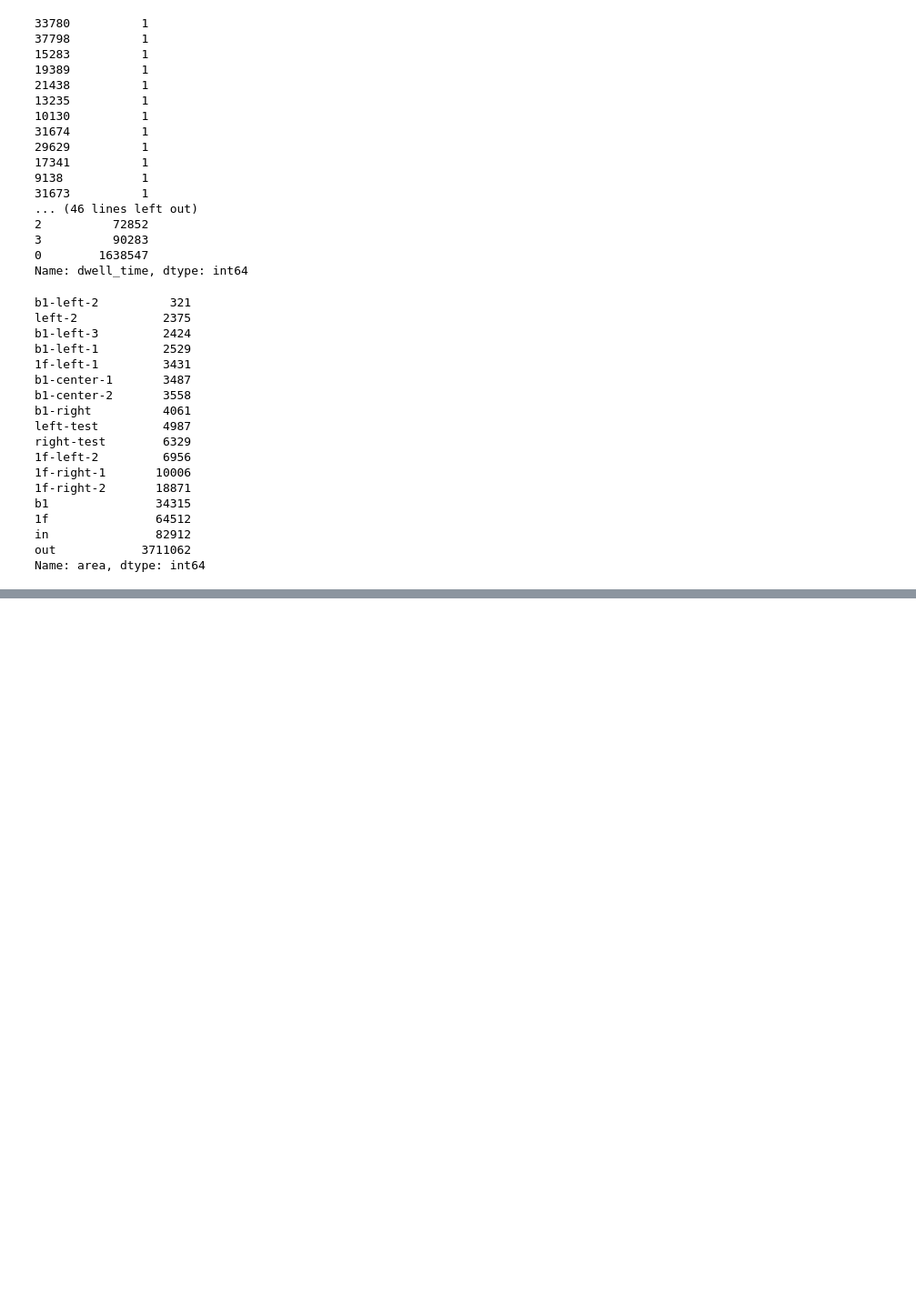
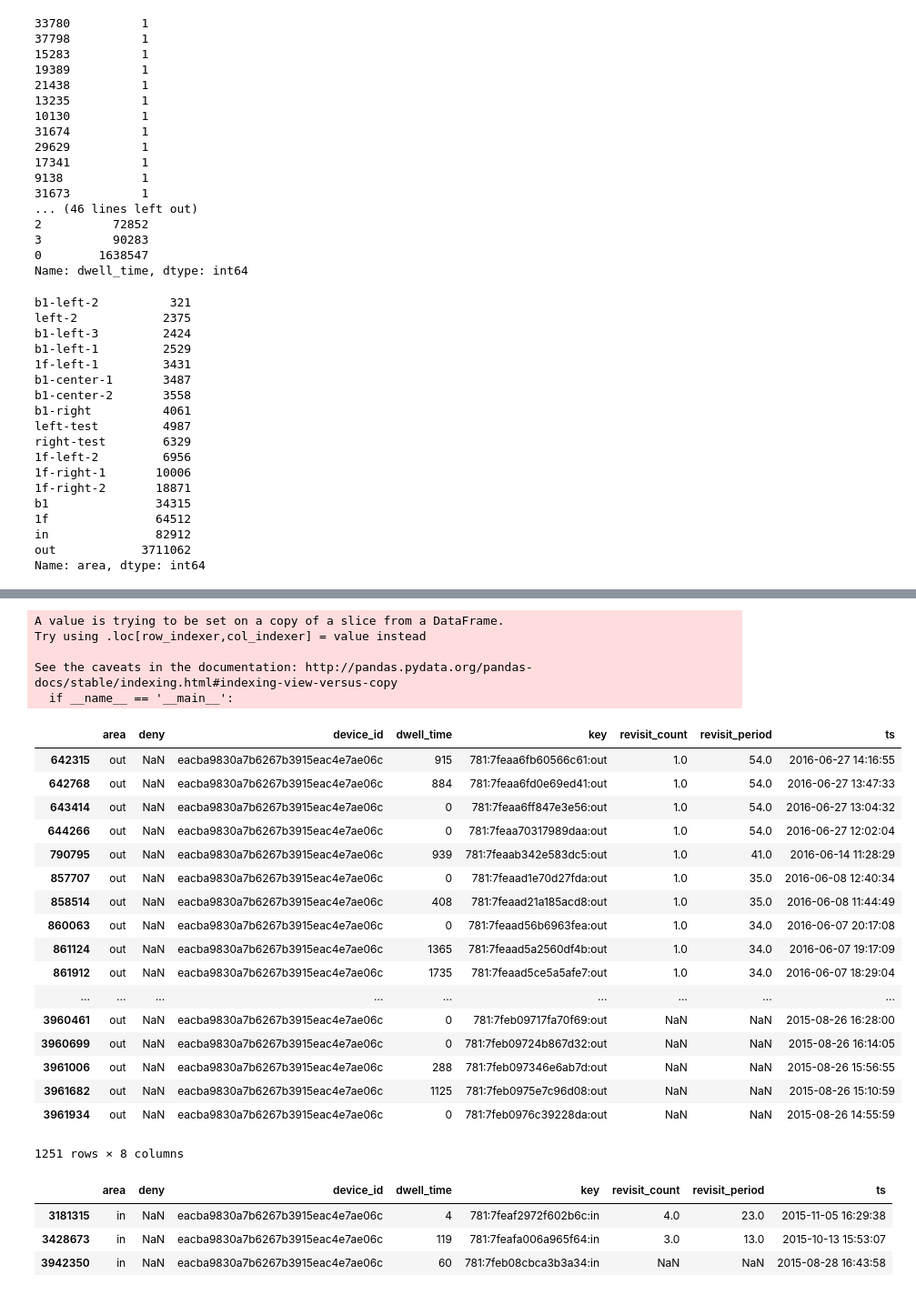
Before and after one commit to Yoo-Ju/MSRA_proposal_wifi_log, a Jupyter notebook: notebook/basic_analysis.ipynb, the cells around one changed output, grey strips where cells are left out. Shown at 91% size. Saved outputs shown, nothing was run; the diff lists cells and outputs as text; code cells hidden in the pictures; blank space fills up the shorter version.

```diff
--- a/notebook/basic_analysis.ipynb
+++ b/notebook/basic_analysis.ipynb
@@ -126,0 +293,29 @@ Name: area, dtype: int64
+# %%
+df_eacb = df_f.loc[(df_f['device_id'] == 'eacba9830a7b6267b3915eac4e7ae06c')]
+# %%
+df_eacb['ts'] = df_eacb['ts'].apply(lambda x: datetime.datetime.fromtimestamp(int(x/1000)).strftime('%Y-%m-%d %H:%M:%S'))
+df_eacb
+# %% [output]
+A value is trying to be set on a copy of a slice from a DataFrame.
+Try using .loc[row_indexer,col_indexer] = value instead
+
+See the caveats in the documentation: http://pandas.pydata.org/pandas-docs/stable/indexing.html#indexing-view-versus-copy
+  if __name__ == '__main__':
+|  | area | deny | device_id | dwell_time | key | revisit_count | revisit_period | ts |
+| 642315 | out | NaN | eacba9830a7b6267b3915eac4e7ae06c | 915 | 781:7feaa6fb60566c61:out | 1.0 | 54.0 | 2016-06-27 14:16:55 |
+| 642768 | out | NaN | eacba9830a7b6267b3915eac4e7ae06c | 884 | 781:7feaa6fd0e69ed41:out | 1.0 | 54.0 | 2016-06-27 13:47:33 |
+| 643414 | out | NaN | eacba9830a7b6267b3915eac4e7ae06c | 0 | 781:7feaa6ff847e3e56:out | 1.0 | 54.0 | 2016-06-27 13:04:32 |
+| 644266 | out | NaN | eacba9830a7b6267b3915eac4e7ae06c | 0 | 781:7feaa70317989daa:out | 1.0 | 54.0 | 2016-06-27 12:02:04 |
+| 790795 | out | NaN | eacba9830a7b6267b3915eac4e7ae06c | 939 | 781:7feaab342e583dc5:out | 1.0 | 41.0 | 2016-06-14 11:28:29 |
+| 857707 | out | NaN | eacba9830a7b6267b3915eac4e7ae06c | 0 | 781:7feaad1e70d27fda:out | 1.0 | 35.0 | 2016-06-08 12:40:34 |
+| 858514 | out | NaN | eacba9830a7b6267b3915eac4e7ae06c | 408 | 781:7feaad21a185acd8:out | 1.0 | 35.0 | 2016-06-08 11:44:49 |
+| 860063 | out | NaN | eacba9830a7b6267b3915eac4e7ae06c | 0 | 781:7feaad56b6963fea:out | 1.0 | 34.0 | 2016-06-07 20:17:08 |
+| 861124 | out | NaN | eacba9830a7b6267b3915eac4e7ae06c | 1365 | 781:7feaad5a2560df4b:out | 1.0 | 34.0 | 2016-06-07 19:17:09 |
+| 861912 | out | NaN | eacba9830a7b6267b3915eac4e7ae06c | 1735 | 781:7feaad5ce5a5afe7:out | 1.0 | 34.0 | 2016-06-07 18:29:04 |
+| ... | ... | ... | ... | ... | ... | ... | ... | ... |
+| 3960461 | out | NaN | eacba9830a7b6267b3915eac4e7ae06c | 0 | 781:7feb09717fa70f69:out | NaN | NaN | 2015-08-26 16:28:00 |
+| 3960699 | out | NaN | eacba9830a7b6267b3915eac4e7ae06c | 0 | 781:7feb09724b867d32:out | NaN | NaN | 2015-08-26 16:14:05 |
+| 3961006 | out | NaN | eacba9830a7b6267b3915eac4e7ae06c | 288 | 781:7feb097346e6ab7d:out | NaN | NaN | 2015-08-26 15:56:55 |
+| 3961682 | out | NaN | eacba9830a7b6267b3915eac4e7ae06c | 1125 | 781:7feb0975e7c96d08:out | NaN | NaN | 2015-08-26 15:10:59 |
+| 3961934 | out | NaN | eacba9830a7b6267b3915eac4e7ae06c | 0 | 781:7feb0976c39228da:out | NaN | NaN | 2015-08-26 14:55:59 |
+1251 rows × 8 columns
@@ -126,0 +324,7 @@ Name: area, dtype: int64
+# %%
+df_eacb.loc[(df_eacb['area'] == 'in')]
+# %% [output]
+|  | area | deny | device_id | dwell_time | key | revisit_count | revisit_period | ts |
+| 3181315 | in | NaN | eacba9830a7b6267b3915eac4e7ae06c | 4 | 781:7feaf2972f602b6c:in | 4.0 | 23.0 | 2015-11-05 16:29:38 |
+| 3428673 | in | NaN | eacba9830a7b6267b3915eac4e7ae06c | 119 | 781:7feafa006a965f64:in | 3.0 | 13.0 | 2015-10-13 15:53:07 |
+| 3942350 | in | NaN | eacba9830a7b6267b3915eac4e7ae06c | 60 | 781:7feb08cbca3b3a34:in | NaN | NaN | 2015-08-28 16:43:58 |
```
Also changed, not shown: parts of 25 cells of this notebook, 3 other files.
